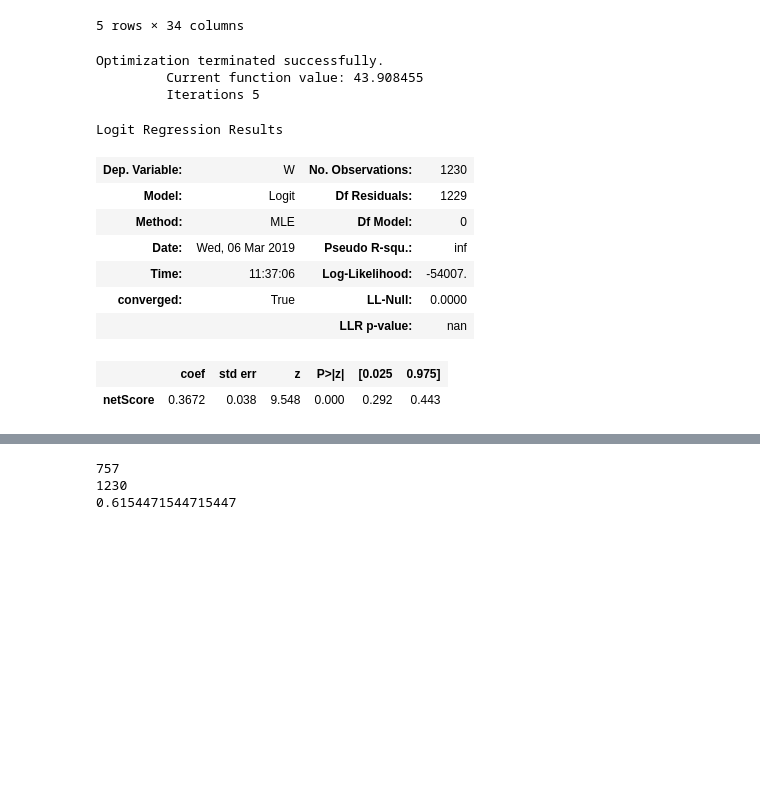
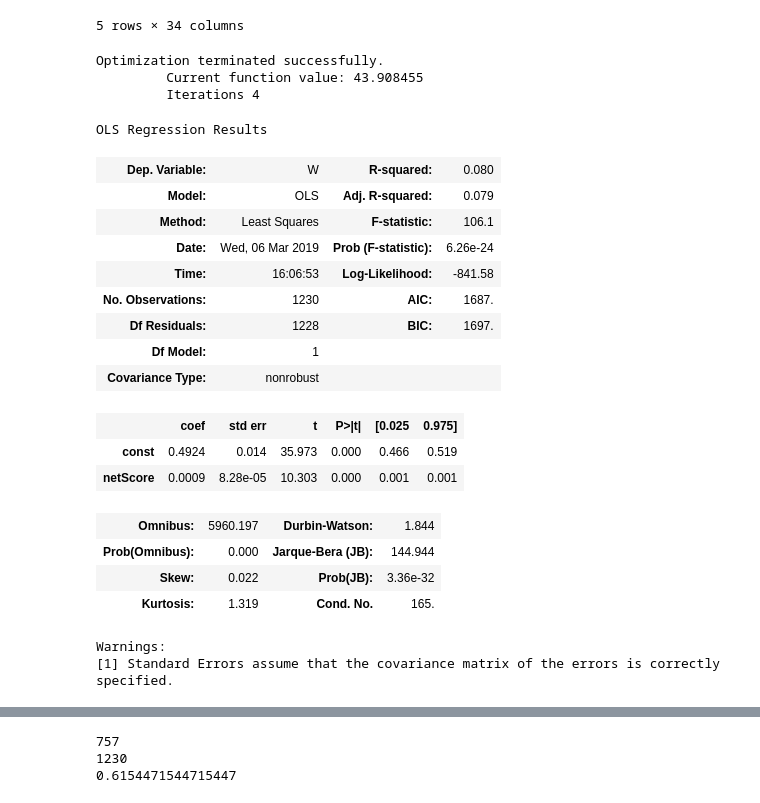
Before and after one commit to DylanHong/Math76, a Jupyter notebook: NMaxFinal.ipynb, the cells around one changed output, grey strips where cells are left out. Saved outputs shown, nothing was run; the diff lists cells and outputs as text; code cells hidden in the pictures; blank space fills up the shorter version.

```diff
--- a/NMaxFinal.ipynb
+++ b/NMaxFinal.ipynb
@@ -261,27 +260,36 @@ There are 1230 in the season.
 # %%
 #Run Regressions on results
 exog = sm.add_constant(games['netScore'])
 
 model1 = sm.OLS(games['PLUS_MINUS'],games['netScore']).fit()
 model2 = sm.OLS(games['PLUS_MINUS'],exog).fit()
 model3 = sm.OLS(games['W'],games['netScore']).fit()
 model4 = sm.OLS(games['W'],exog).fit()
 model5 = sm.Logit(games['W'],games['netScore']).fit()
-model5.summary()
+model4.summary()
 # %% [output]
 Optimization terminated successfully.
          Current function value: 43.908455
-         Iterations 5
+         Iterations 4
-Logit Regression Results
+OLS Regression Results
-| Dep. Variable: | W | No. Observations: | 1230 |
-| Model: | Logit | Df Residuals: | 1229 |
-| Method: | MLE | Df Model: | 0 |
-| Date: | Wed, 06 Mar 2019 | Pseudo R-squ.: | inf |
-| Time: | 11:37:06 | Log-Likelihood: | -54007. |
-| converged: | True | LL-Null: | 0.0000 |
-|  |  | LLR p-value: | nan |
+| Dep. Variable: | W | R-squared: | 0.080 |
+| Model: | OLS | Adj. R-squared: | 0.079 |
+| Method: | Least Squares | F-statistic: | 106.1 |
+| Date: | Wed, 06 Mar 2019 | Prob (F-statistic): | 6.26e-24 |
+| Time: | 16:06:53 | Log-Likelihood: | -841.58 |
+| No. Observations: | 1230 | AIC: | 1687. |
+| Df Residuals: | 1228 | BIC: | 1697. |
+| Df Model: | 1 |  |  |
+| Covariance Type: | nonrobust |  |  |
-|  | coef | std err | z | P>|z| | [0.025 | 0.975] |
-| netScore | 0.3672 | 0.038 | 9.548 | 0.000 | 0.292 | 0.443 |
+|  | coef | std err | t | P>|t| | [0.025 | 0.975] |
+| const | 0.4924 | 0.014 | 35.973 | 0.000 | 0.466 | 0.519 |
+| netScore | 0.0009 | 8.28e-05 | 10.303 | 0.000 | 0.001 | 0.001 |
+| Omnibus: | 5960.197 | Durbin-Watson: | 1.844 |
+| Prob(Omnibus): | 0.000 | Jarque-Bera (JB): | 144.944 |
+| Skew: | 0.022 | Prob(JB): | 3.36e-32 |
+| Kurtosis: | 1.319 | Cond. No. | 165. |
+Warnings:
+[1] Standard Errors assume that the covariance matrix of the errors is correctly specified.
 # %%
 #Plot the results
 plt.figure(1)
```
Also changed, not shown: parts of 12 cells of this notebook, 2 other files.
